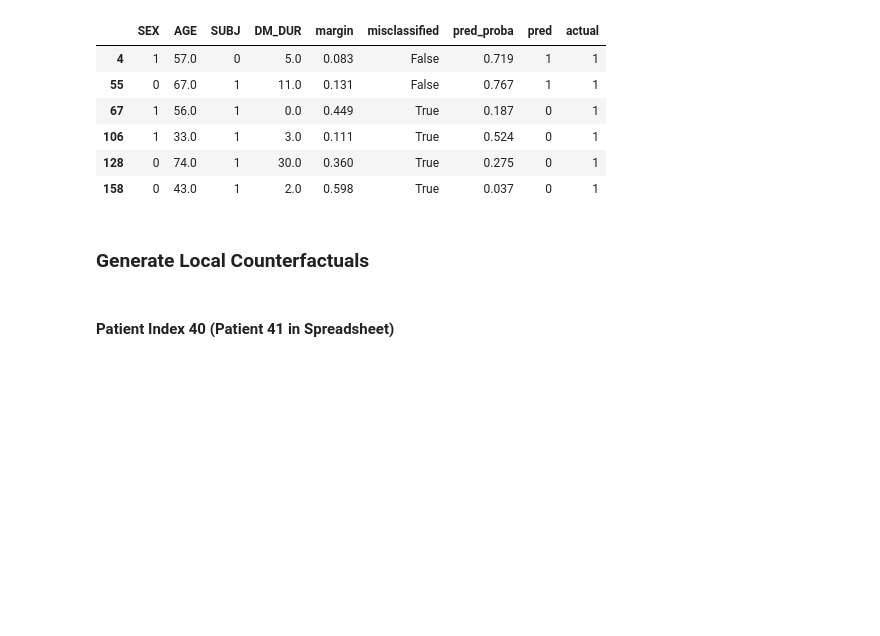
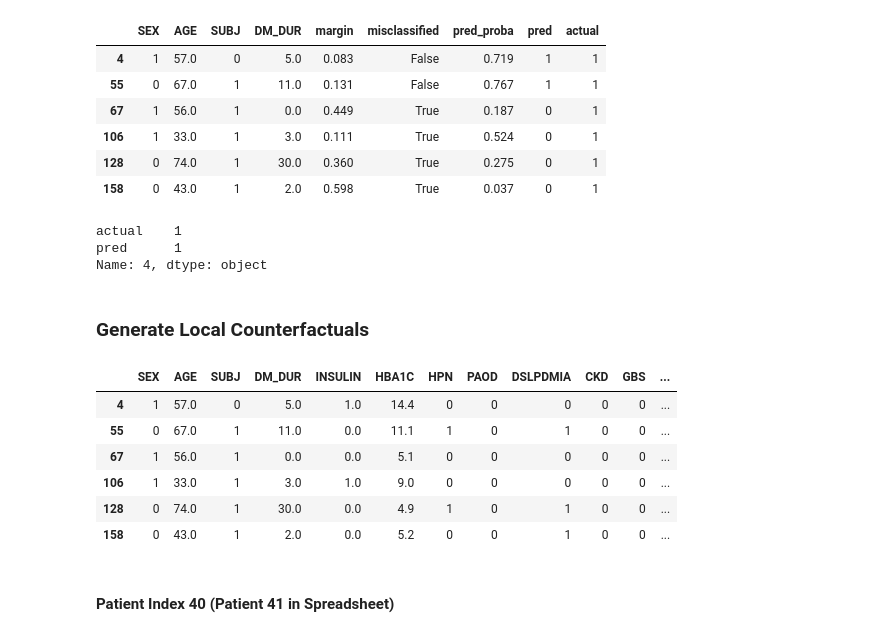
Before and after one commit to acbriza/dpn2026, a Jupyter notebook: module/counterfactuals.ipynb, the cells around one changed output. Cells and saved outputs as stored; diff of their text form; code cells hidden in the pictures; blank space fills up the shorter version.

```diff
--- a/module/counterfactuals.ipynb
+++ b/module/counterfactuals.ipynb
@@ -283,7 +283,7 @@ e1_cfdf.head(2)
 # %% [markdown]
 ### Borderline & Misclassified Local Counterfactuals
 # %%
-borderline_df = cf.get_instances_of_interest(wrapped_model, X_test, y_test, config=config, split_index=midx, threshold=threshold, delta=0.2, savedir=outputdir)
+ioi_df, display_cols = cf.get_instances_of_interest(wrapped_model, X_test, y_test, config=config, split_index=midx, threshold=threshold, delta=0.2, savedir=outputdir)
 # %% [output]
 Found 6 misclassified and borderline cases (|p - 0.6352| ≤ 0.2)
 |  | SEX | AGE | SUBJ | DM_DUR | margin | misclassified | pred_proba | pred | actual |
@@ -293,8 +293,24 @@ Found 6 misclassified and borderline cases (|p - 0.6352| ≤ 0.2)
 | 106 | 1 | 33.0 | 1 | 3.0 | 0.111 | True | 0.524 | 0 | 1 |
 | 128 | 0 | 74.0 | 1 | 30.0 | 0.360 | True | 0.275 | 0 | 1 |
 | 158 | 0 | 43.0 | 1 | 2.0 | 0.598 | True | 0.037 | 0 | 1 |
+# %%
+ioi_df.loc[4][['actual','pred']]
+# %% [output]
+actual    1
+pred      1
+Name: 4, dtype: object
 # %% [markdown]
 ### Generate Local Counterfactuals
+# %%
+ioi_df
+# %% [output]
+|  | SEX | AGE | SUBJ | DM_DUR | INSULIN | HBA1C | HPN | PAOD | DSLPDMIA | CKD | GBS | ... |
+| 4 | 1 | 57.0 | 0 | 5.0 | 1.0 | 14.4 | 0 | 0 | 0 | 0 | 0 | ... |
+| 55 | 0 | 67.0 | 1 | 11.0 | 0.0 | 11.1 | 1 | 0 | 1 | 0 | 0 | ... |
+| 67 | 1 | 56.0 | 1 | 0.0 | 0.0 | 5.1 | 0 | 0 | 0 | 0 | 0 | ... |
+| 106 | 1 | 33.0 | 1 | 3.0 | 1.0 | 9.0 | 0 | 0 | 0 | 0 | 0 | ... |
+| 128 | 0 | 74.0 | 1 | 30.0 | 0.0 | 4.9 | 1 | 0 | 1 | 0 | 0 | ... |
+| 158 | 0 | 43.0 | 1 | 2.0 | 0.0 | 5.2 | 0 | 0 | 1 | 0 | 0 | ... |
 # %% [markdown]
 #### Patient Index 40 (Patient 41 in Spreadsheet)
 # %%
```
Also changed, not shown: parts of 7 cells of this notebook, 1 other file.
